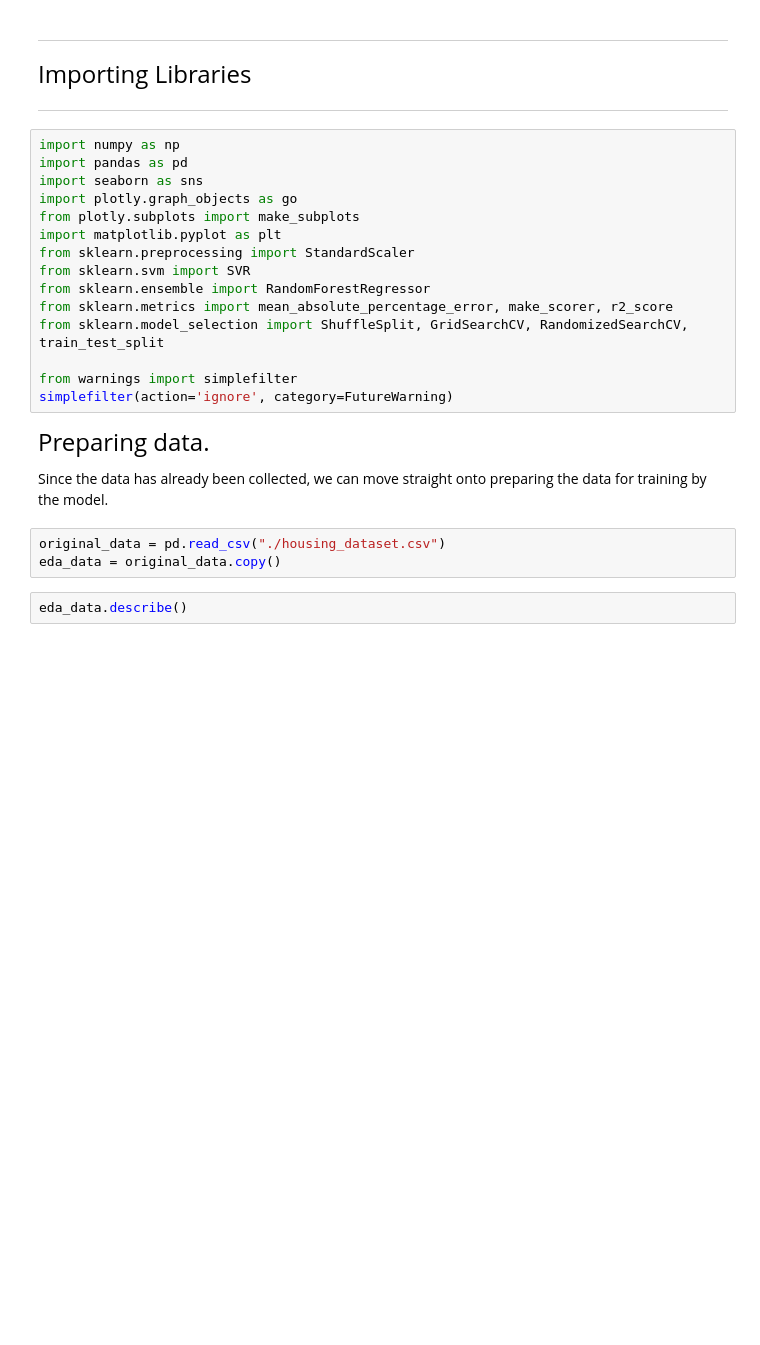
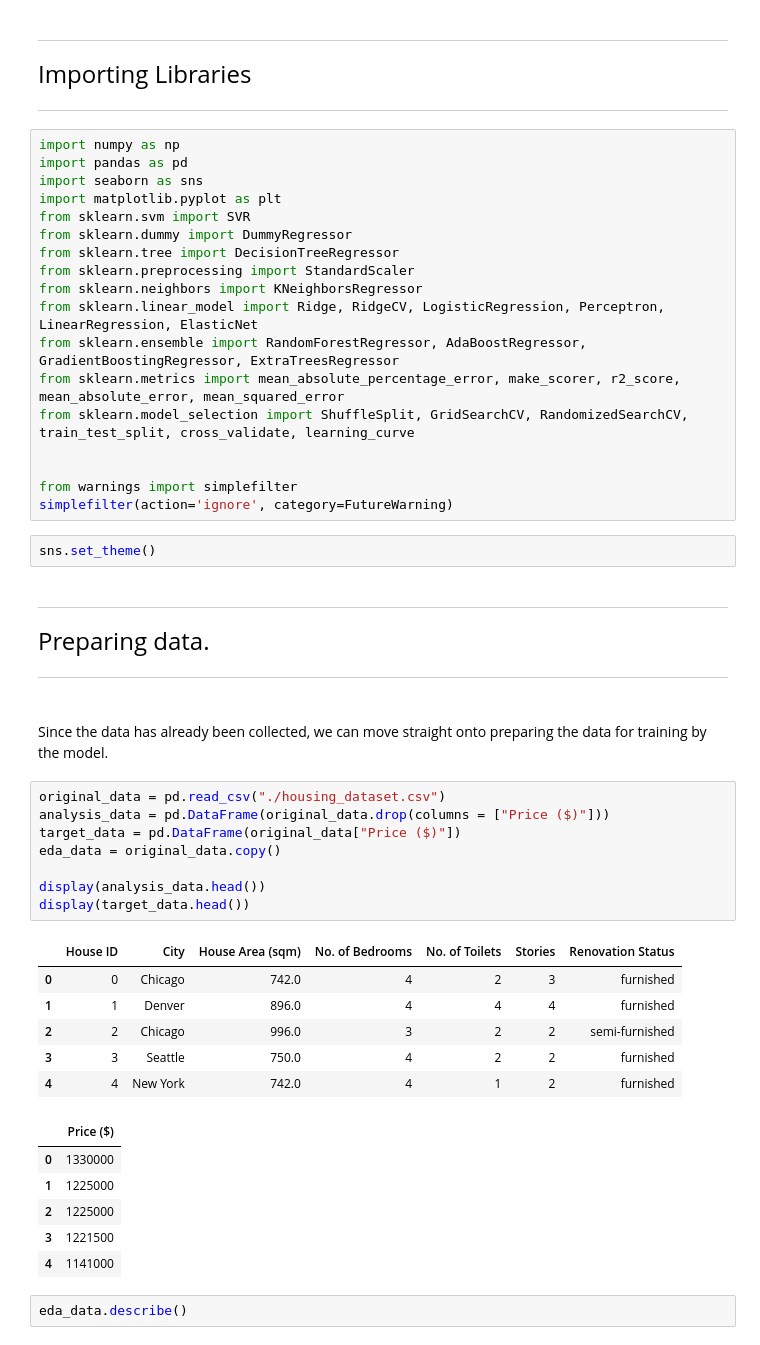
Before and after one commit to derpflections/AIML_CA1_Regression, a Jupyter notebook: index_regression.ipynb, the cells around one changed output. Drawn from its saved outputs; the diff is of its cells as text; blank space fills up the shorter version.

Commit message:
model evaluation time!

```diff
--- a/index_regression.ipynb
+++ b/index_regression.ipynb
@@ -24,24 +30,49 @@ __Additional Information:__ <br>
 import numpy as np
 import pandas as pd
 import seaborn as sns
-import plotly.graph_objects as go
-from plotly.subplots import make_subplots
 import matplotlib.pyplot as plt
+from sklearn.svm import SVR
+from sklearn.dummy import DummyRegressor
+from sklearn.tree import DecisionTreeRegressor
 from sklearn.preprocessing import StandardScaler
-from sklearn.svm import SVR
-from sklearn.ensemble import RandomForestRegressor
-from sklearn.metrics import mean_absolute_percentage_error, make_scorer, r2_score
-from sklearn.model_selection import ShuffleSplit, GridSearchCV, RandomizedSearchCV, train_test_split
+from sklearn.neighbors import KNeighborsRegressor
+from sklearn.linear_model import Ridge, RidgeCV, LogisticRegression, Perceptron, LinearRegression, ElasticNet
+from sklearn.ensemble import RandomForestRegressor, AdaBoostRegressor, GradientBoostingRegressor, ExtraTreesRegressor
+from sklearn.metrics import mean_absolute_percentage_error, make_scorer, r2_score, mean_absolute_error, mean_squared_error
+from sklearn.model_selection import ShuffleSplit, GridSearchCV, RandomizedSearchCV, train_test_split, cross_validate, learning_curve
+
 
 from warnings import simplefilter
 simplefilter(action='ignore', category=FutureWarning)
+# %%
+sns.set_theme()
 # %% [markdown]
-<font size = 5> Preparing data.</font> <br>
+<hr>
+<font size = 5> Preparing data.</font>
+<hr><br>
 
 Since the data has already been collected, we can move straight onto preparing the data for training by the model.
 # %%
 original_data = pd.read_csv("./housing_dataset.csv")
+analysis_data = pd.DataFrame(original_data.drop(columns = ["Price ($)"]))
+target_data = pd.DataFrame(original_data["Price ($)"])
 eda_data = original_data.copy()
+
+display(analysis_data.head())
+display(target_data.head())
+# %% [output]
+|  | House ID | City | House Area (sqm) | No. of Bedrooms | No. of Toilets | Stories | Renovation Status |
+| 0 | 0 | Chicago | 742.0 | 4 | 2 | 3 | furnished |
+| 1 | 1 | Denver | 896.0 | 4 | 4 | 4 | furnished |
+| 2 | 2 | Chicago | 996.0 | 3 | 2 | 2 | semi-furnished |
+| 3 | 3 | Seattle | 750.0 | 4 | 2 | 2 | furnished |
+| 4 | 4 | New York | 742.0 | 4 | 1 | 2 | furnished |
+|  | Price ($) |
+| 0 | 1330000 |
+| 1 | 1225000 |
+| 2 | 1225000 |
+| 3 | 1221500 |
+| 4 | 1141000 |
 # %%
 eda_data.describe()
 # %% [output]
```
Also changed, not shown: parts of 46 cells of this notebook.
